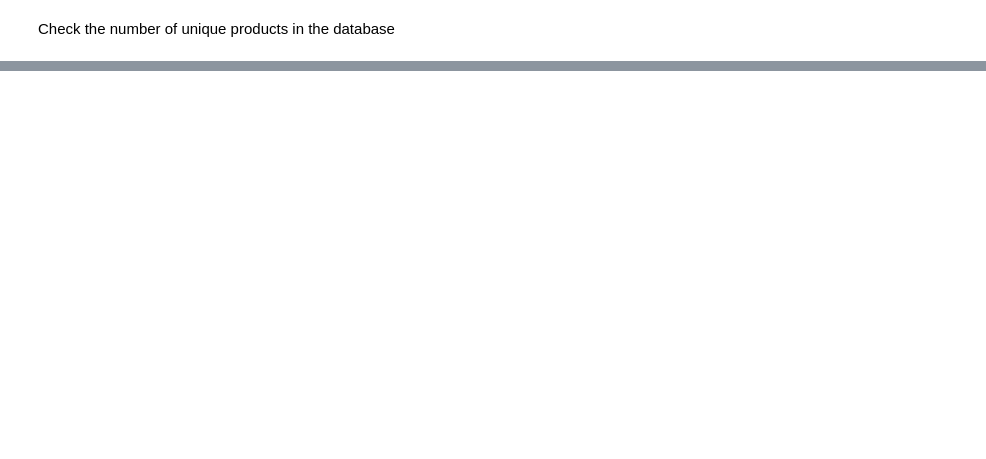
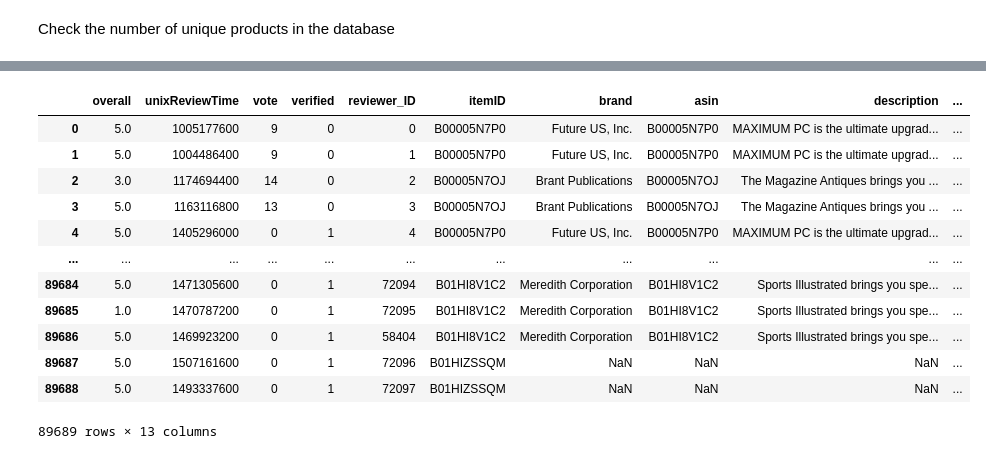
Before and after one commit to JTruong3/Amazon-Product-Recommender, a Jupyter notebook: Capstone preliminary.ipynb, the cells around one changed output, grey strips where cells are left out. Cells and saved outputs as stored; diff of their text form; code cells hidden in the pictures; blank space fills up the shorter version.

```diff
--- a/Capstone preliminary.ipynb
+++ b/Capstone preliminary.ipynb
@@ -327,0 +248,3 @@ The item with the most entries has 163 entries and every item has atleast 5 revi
+# %%
+meta_df = pd.read_csv('clean_meta.csv')
+meta_df
@@ -327,0 +265,18 @@ The item with the most entries has 163 entries and every item has atleast 5 revi
+# %%
+new_df = pd.merge(clean_df, meta_df,  how='left', left_on='itemID', right_on = 'asin')
+# %%
+new_df
+# %% [output]
+|  | overall | unixReviewTime | vote | verified | reviewer_ID | itemID | brand | asin | description | ... |
+| 0 | 5.0 | 1005177600 | 9 | 0 | 0 | B00005N7P0 | Future US, Inc. | B00005N7P0 | MAXIMUM PC is the ultimate upgrad... | ... |
+| 1 | 5.0 | 1004486400 | 9 | 0 | 1 | B00005N7P0 | Future US, Inc. | B00005N7P0 | MAXIMUM PC is the ultimate upgrad... | ... |
+| 2 | 3.0 | 1174694400 | 14 | 0 | 2 | B00005N7OJ | Brant Publications | B00005N7OJ | The Magazine Antiques brings you ... | ... |
+| 3 | 5.0 | 1163116800 | 13 | 0 | 3 | B00005N7OJ | Brant Publications | B00005N7OJ | The Magazine Antiques brings you ... | ... |
+| 4 | 5.0 | 1405296000 | 0 | 1 | 4 | B00005N7P0 | Future US, Inc. | B00005N7P0 | MAXIMUM PC is the ultimate upgrad... | ... |
+| ... | ... | ... | ... | ... | ... | ... | ... | ... | ... | ... |
+| 89684 | 5.0 | 1471305600 | 0 | 1 | 72094 | B01HI8V1C2 | Meredith Corporation | B01HI8V1C2 | Sports Illustrated brings you spe... | ... |
+| 89685 | 1.0 | 1470787200 | 0 | 1 | 72095 | B01HI8V1C2 | Meredith Corporation | B01HI8V1C2 | Sports Illustrated brings you spe... | ... |
+| 89686 | 5.0 | 1469923200 | 0 | 1 | 58404 | B01HI8V1C2 | Meredith Corporation | B01HI8V1C2 | Sports Illustrated brings you spe... | ... |
+| 89687 | 5.0 | 1507161600 | 0 | 1 | 72096 | B01HIZSSQM | NaN | NaN | NaN | ... |
+| 89688 | 5.0 | 1493337600 | 0 | 1 | 72097 | B01HIZSSQM | NaN | NaN | NaN | ... |
+89689 rows × 13 columns
```
Also changed, not shown: parts of 18 cells of this notebook, 1 other file.
